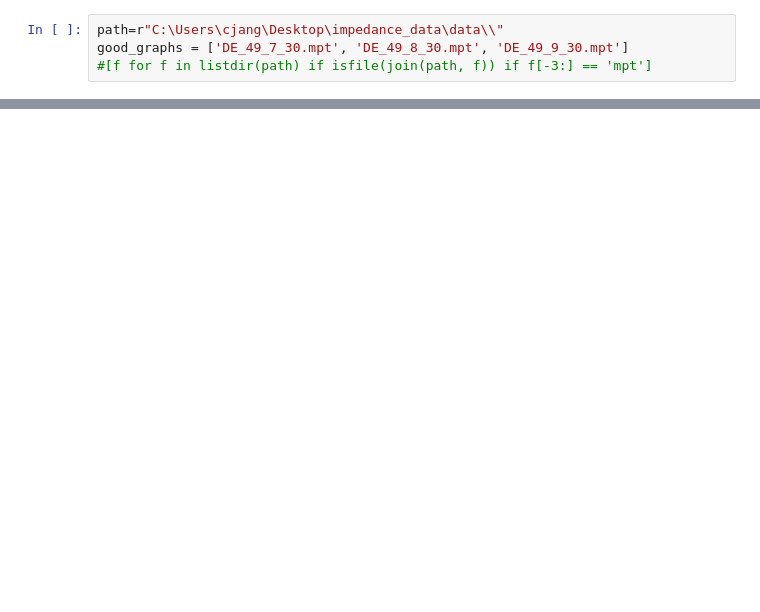
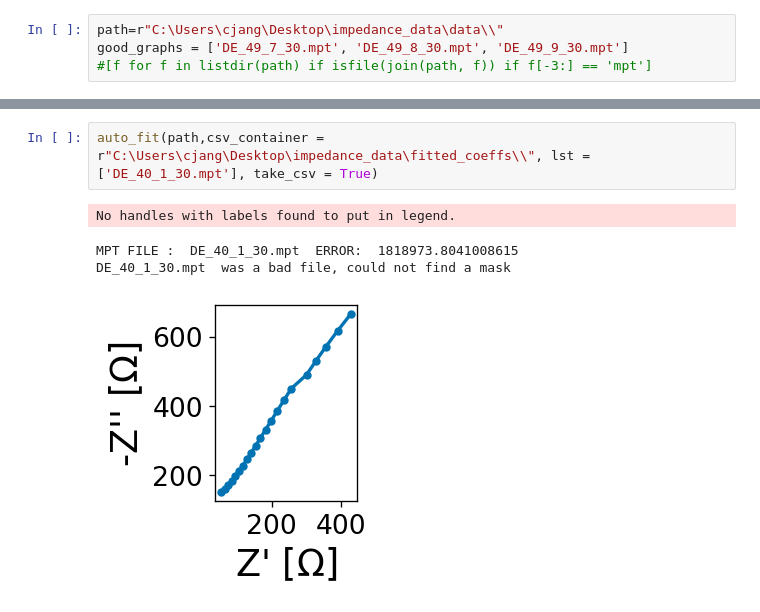
Before and after one commit to WildcatDiscovery/Kyler_Speed_Circuit, a Jupyter notebook: python_notebooks/full_auto.ipynb, the cells around one changed output, grey strips where cells are left out. Drawn from its saved outputs; the diff is of its cells as text; blank space fills up the shorter version.

```diff
--- a/python_notebooks/full_auto.ipynb
+++ b/python_notebooks/full_auto.ipynb
@@ -198,0 +227,7 @@ masked_mpt.fitted.to_csv(csv_container+out_name)
+# %%
+auto_fit(path,csv_container = r"C:\Users\cjang\Desktop\impedance_data\fitted_coeffs\\", lst = ['DE_40_1_30.mpt'], take_csv = True)
+# %% [output]
+No handles with labels found to put in legend.
+MPT FILE :  DE_40_1_30.mpt  ERROR:  1818973.8041008615
+DE_40_1_30.mpt  was a bad file, could not find a mask
+[figure, added]
```
Also changed, not shown: parts of 10 cells of this notebook, 9 other files.
